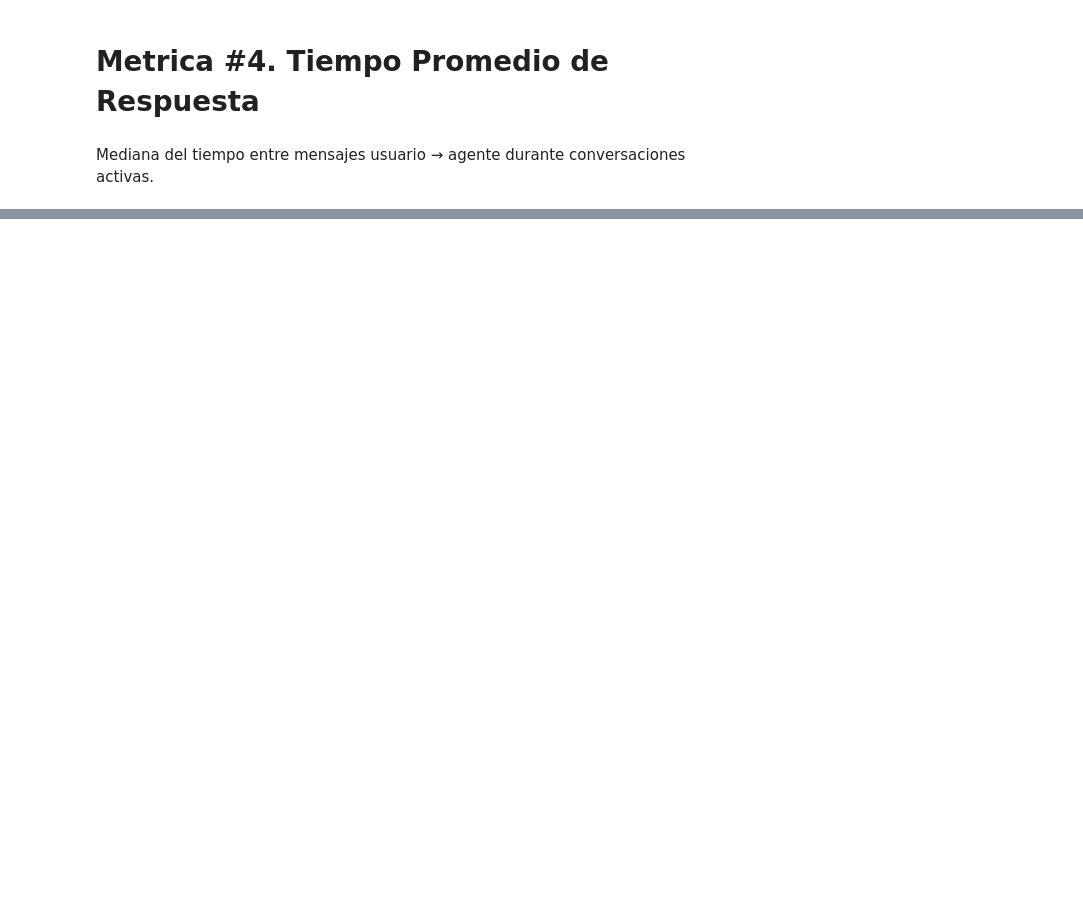
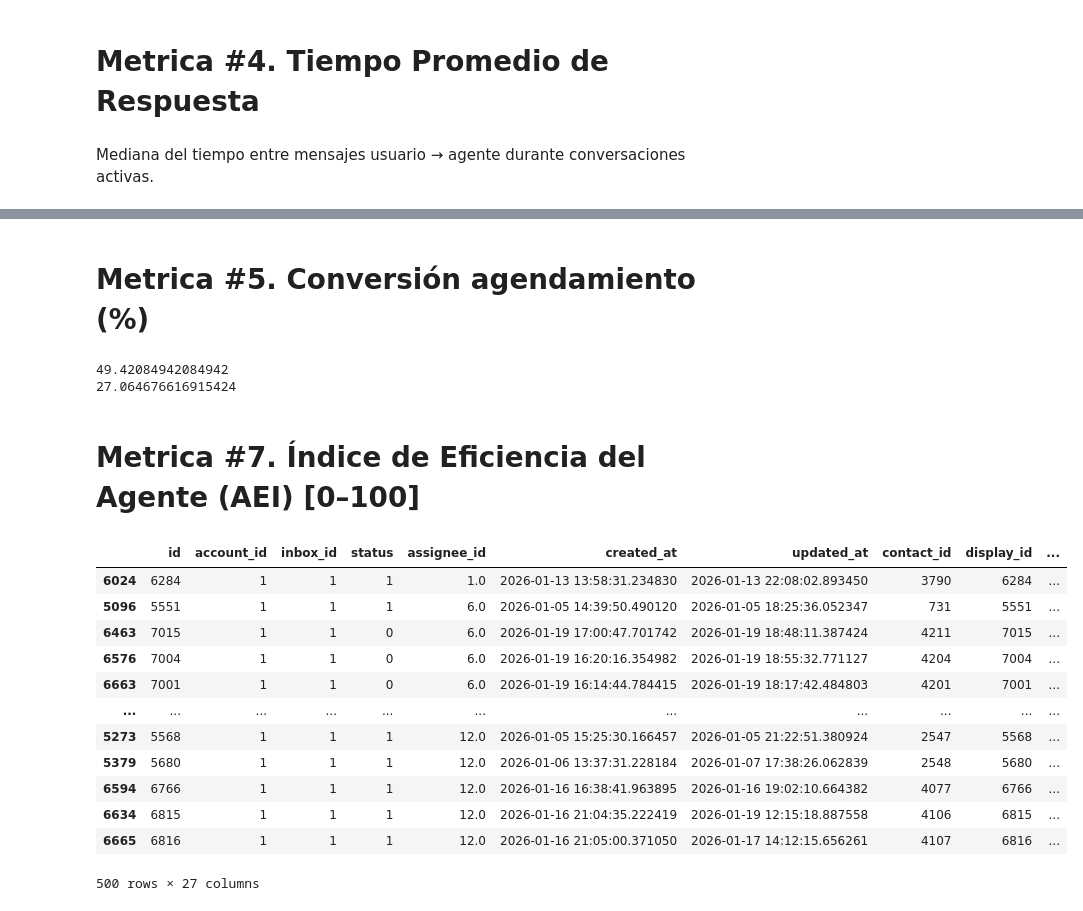
Before and after one commit to Jona-2006-17/analisis, a Jupyter notebook: analisis.ipynb, the cells around one changed output, grey strips where cells are left out. Saved outputs shown, nothing was run; the diff lists cells and outputs as text; code cells hidden in the pictures; blank space fills up the shorter version.

Commit message:
Ajuste metricas

```diff
--- a/analisis.ipynb
+++ b/analisis.ipynb
@@ -367,8 +450,9 @@ promedio_por_conversacion
+# %% [markdown]
+# Metrica #5. Conversión agendamiento (%)
 # %%
-
 df_iniciadas_agendamiento = df[
     df['cached_label_list'].str.contains(
-        r'(^|,)agendamiento($|,)',
+        r'(?:^|,)agendamiento(?:$|,)',
         regex=True,
         na=False
     )
@@ -391,7 +475,7 @@ porcentaje_agendamiento_no_exitoso = (len(iniciada_agendamiento) / len(df_inicia
 
 df_no_iniciadas_agendamiento = df[
     ~df['cached_label_list'].str.contains(
-        r'(^|,)agendamiento($|,)',
+        r'(?:^|,)agendamiento(?:$|,)',
         regex=True,
         na=False
     )
@@ -399,15 +483,33 @@ df_no_iniciadas_agendamiento = df[
 
 no_iniciadas_agendamiento_agendadas = df_no_iniciadas_agendamiento[df_no_iniciadas_agendamiento['cached_label_list'].str.contains('agendamiento_exitoso')]
 
-
 no_iniciadas_agendamiento_no_agendadas = df_no_iniciadas_agendamiento[~df_no_iniciadas_agendamiento['cached_label_list'].str.contains('agendamiento_exitoso')]
-
-
-
 
 len(no_iniciadas_agendamiento_no_agendadas)
 
 porcentaje_no_iniciadas_agendamiento_agendadas = (len(no_iniciadas_agendamiento_agendadas) / len(df_no_iniciadas_agendamiento)) * 100
-porcentaje_no_iniciadas_agendamiento_agendadas
-
-df_no_iniciadas_agendamiento.head(50)
+print(porcentaje_agendamiento_exitoso)
+print(porcentaje_no_iniciadas_agendamiento_agendadas)
+# %% [output]
+49.42084942084942
+27.064676616915424
+# %% [markdown]
+# Metrica #7. Índice de Eficiencia del Agente (AEI) [0–100]
+# %%
+
+df = df.sort_values(['assignee_id'])
+df.head(500)
+# %% [output]
+|  | id | account_id | inbox_id | status | assignee_id | created_at | updated_at | contact_id | display_id | ... |
+| 6024 | 6284 | 1 | 1 | 1 | 1.0 | 2026-01-13 13:58:31.234830 | 2026-01-13 22:08:02.893450 | 3790 | 6284 | ... |
+| 5096 | 5551 | 1 | 1 | 1 | 6.0 | 2026-01-05 14:39:50.490120 | 2026-01-05 18:25:36.052347 | 731 | 5551 | ... |
+| 6463 | 7015 | 1 | 1 | 0 | 6.0 | 2026-01-19 17:00:47.701742 | 2026-01-19 18:48:11.387424 | 4211 | 7015 | ... |
+| 6576 | 7004 | 1 | 1 | 0 | 6.0 | 2026-01-19 16:20:16.354982 | 2026-01-19 18:55:32.771127 | 4204 | 7004 | ... |
+| 6663 | 7001 | 1 | 1 | 0 | 6.0 | 2026-01-19 16:14:44.784415 | 2026-01-19 18:17:42.484803 | 4201 | 7001 | ... |
+| ... | ... | ... | ... | ... | ... | ... | ... | ... | ... | ... |
+| 5273 | 5568 | 1 | 1 | 1 | 12.0 | 2026-01-05 15:25:30.166457 | 2026-01-05 21:22:51.380924 | 2547 | 5568 | ... |
+| 5379 | 5680 | 1 | 1 | 1 | 12.0 | 2026-01-06 13:37:31.228184 | 2026-01-07 17:38:26.062839 | 2548 | 5680 | ... |
+| 6594 | 6766 | 1 | 1 | 1 | 12.0 | 2026-01-16 16:38:41.963895 | 2026-01-16 19:02:10.664382 | 4077 | 6766 | ... |
+| 6634 | 6815 | 1 | 1 | 1 | 12.0 | 2026-01-16 21:04:35.222419 | 2026-01-19 12:15:18.887558 | 4106 | 6815 | ... |
+| 6665 | 6816 | 1 | 1 | 1 | 12.0 | 2026-01-16 21:05:00.371050 | 2026-01-17 14:12:15.656261 | 4107 | 6816 | ... |
+500 rows × 27 columns
```
Also changed, not shown: parts of 13 cells of this notebook, 1 other file.
